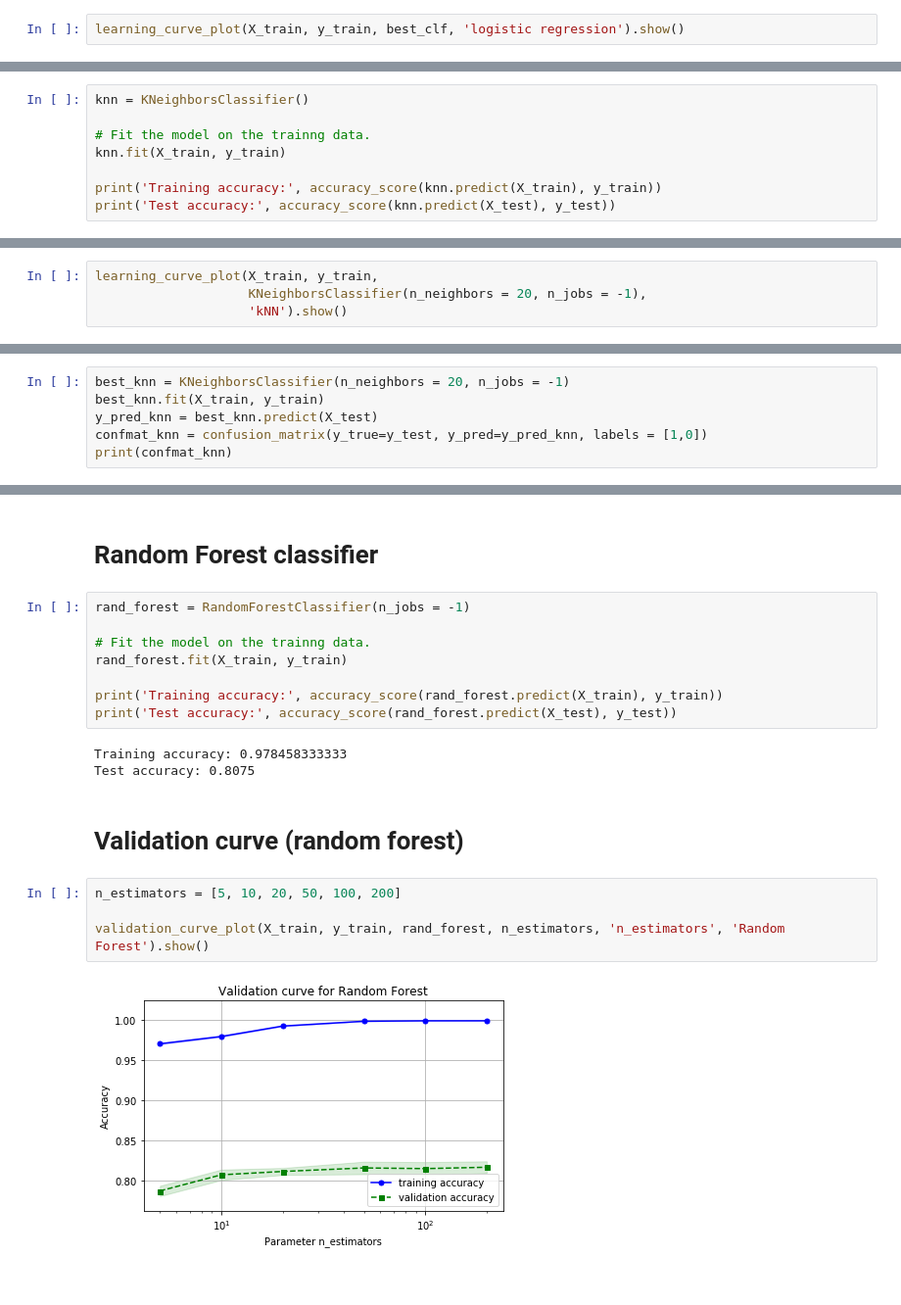
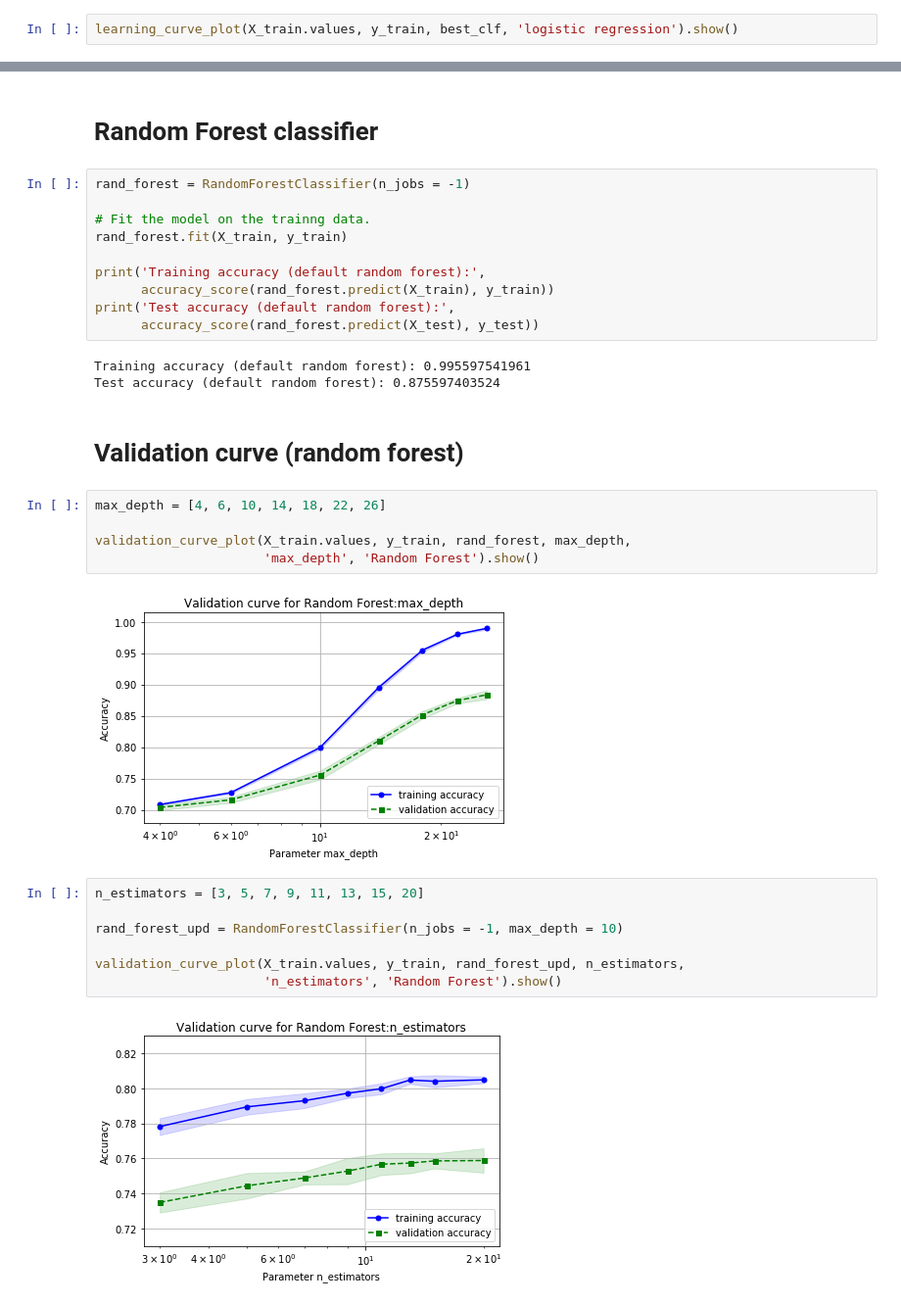
Before and after one commit to klekomtsev/springboard, a Jupyter notebook: capstone1/machine_learning.ipynb, the cells around one changed output, grey strips where cells are left out. Shown at 98% size. Saved outputs shown, nothing was run; the diff lists cells and outputs as text.

```diff
--- a/capstone1/machine_learning.ipynb
+++ b/capstone1/machine_learning.ipynb
@@ -277,5 +411,5 @@ Test accuracy: 0.809
 # %% [markdown]
 # Learning curve (logistic regression)
 # %%
-learning_curve_plot(X_train, y_train, best_clf, 'logistic regression').show()
+learning_curve_plot(X_train.values, y_train, best_clf, 'logistic regression').show()
 # %% [output]
@@ -335,8 +466,0 @@ F1: 0.347
-# %%
-knn = KNeighborsClassifier()
-
-# Fit the model on the trainng data.
-knn.fit(X_train, y_train)
-
-print('Training accuracy:', accuracy_score(knn.predict(X_train), y_train))
-print('Test accuracy:', accuracy_score(knn.predict(X_test), y_test))
@@ -356,4 +466,0 @@ validation_curve_plot(X_train, y_train, knn, n_neigbors_val, 'n_neighbors', 'kNN
-# %%
-learning_curve_plot(X_train, y_train,
-                    KNeighborsClassifier(n_neighbors = 20, n_jobs = -1),
-                    'kNN').show()
@@ -364,6 +466,0 @@ learning_curve_plot(X_train, y_train,
-# %%
-best_knn = KNeighborsClassifier(n_neighbors = 20, n_jobs = -1)
-best_knn.fit(X_train, y_train)
-y_pred_knn = best_knn.predict(X_test)
-confmat_knn = confusion_matrix(y_true=y_test, y_pred=y_pred_knn, labels = [1,0])
-print(confmat_knn)
@@ -386,16 +476,28 @@ rand_forest = RandomForestClassifier(n_jobs = -1)
 # Fit the model on the trainng data.
 rand_forest.fit(X_train, y_train)
 
-print('Training accuracy:', accuracy_score(rand_forest.predict(X_train), y_train))
-print('Test accuracy:', accuracy_score(rand_forest.predict(X_test), y_test))
+print('Training accuracy (default random forest):',
+      accuracy_score(rand_forest.predict(X_train), y_train))
+print('Test accuracy (default random forest):',
+      accuracy_score(rand_forest.predict(X_test), y_test))
 # %% [output]
-Training accuracy: 0.978458333333
-Test accuracy: 0.8075
+Training accuracy (default random forest): 0.995597541961
+Test accuracy (default random forest): 0.875597403524
 # %% [markdown]
 # Validation curve (random forest)
+# %%
+max_depth = [4, 6, 10, 14, 18, 22, 26]
+
+validation_curve_plot(X_train.values, y_train, rand_forest, max_depth,
+                      'max_depth', 'Random Forest').show()
+# %% [output]
+[figure, added]
 # %%
-n_estimators = [5, 10, 20, 50, 100, 200]
+n_estimators = [3, 5, 7, 9, 11, 13, 15, 20]
 
-validation_curve_plot(X_train, y_train, rand_forest, n_estimators, 'n_estimators', 'Random Forest').show()
+rand_forest_upd = RandomForestClassifier(n_jobs = -1, max_depth = 10)
+
+validation_curve_plot(X_train.values, y_train, rand_forest_upd, n_estimators,
+                      'n_estimators', 'Random Forest').show()
 # %% [output]
-[figure, old version]
+[figure, new version]
```
Also changed, not shown: parts of 77 cells of this notebook.
